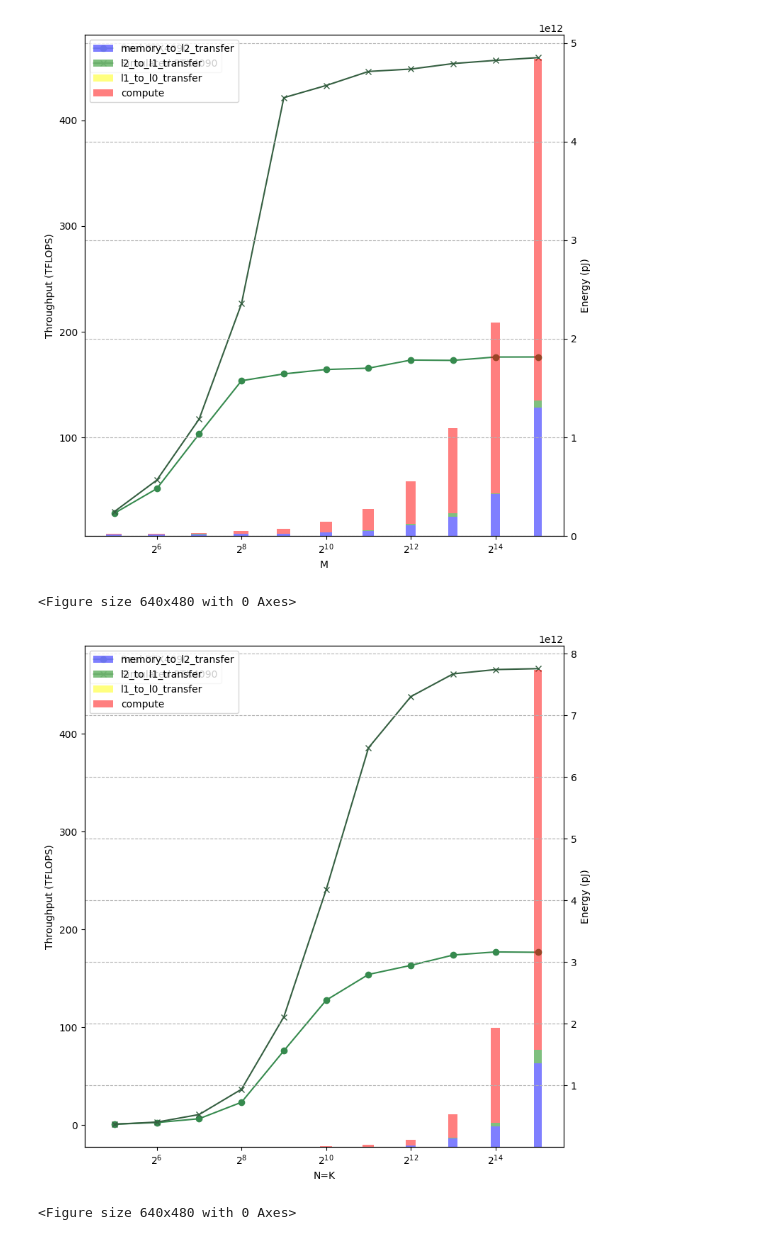
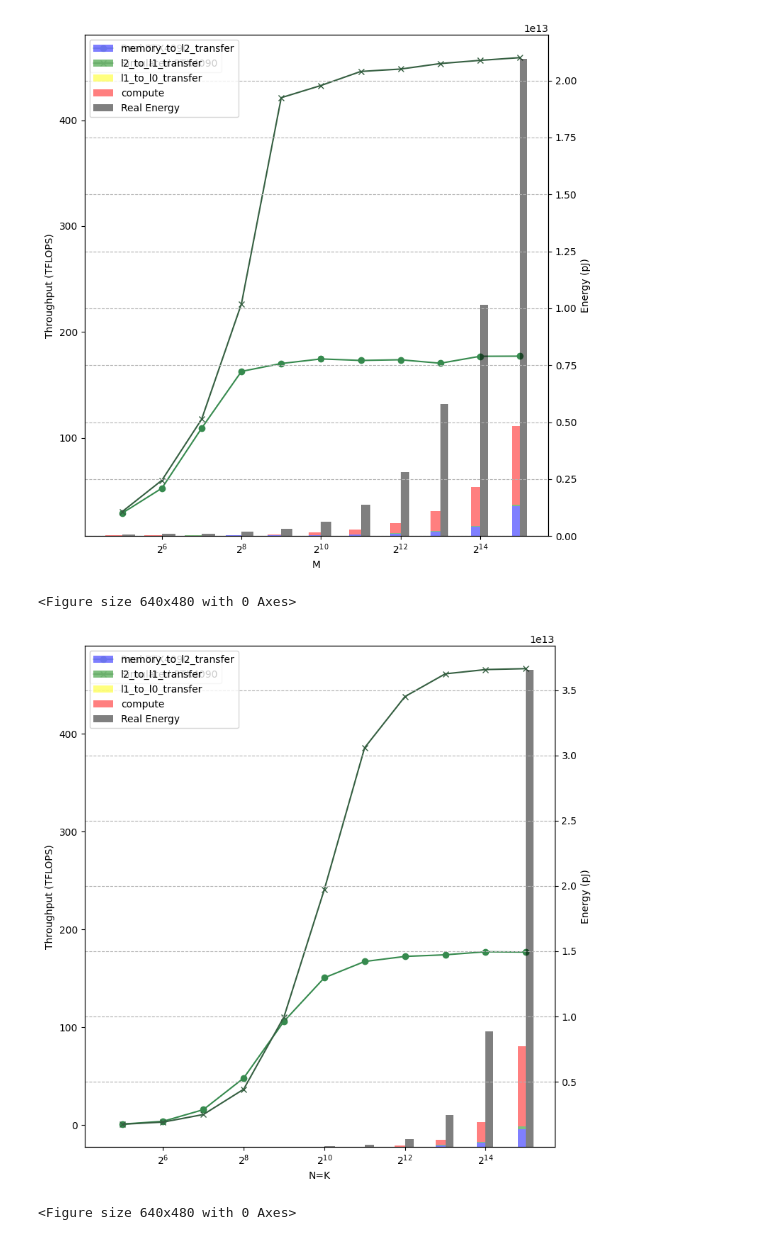
Before and after one commit to zihanpan8378/LLMCompass, a Jupyter notebook: ae/energy_experiments/plot_matmul.ipynb, the cells around one changed output. Saved outputs shown, nothing was run; the diff lists cells and outputs as text; code cells hidden in the pictures.

Commit message:
Update plot for real energy consumption

```diff
--- a/ae/energy_experiments/plot_matmul.ipynb
+++ b/ae/energy_experiments/plot_matmul.ipynb
@@ -7,7 +7,7 @@ import numpy as np
 hardware_name = "RTX4090"
 
 matmul_gpu_run = pd.read_csv(
-    f"matmul_{hardware_name}_gpu.csv", header=None, names=["M", "N", "K", "latency", "throughput"]
+    f"matmul_{hardware_name}_gpu_tmp2.csv", header=None, names=["M", "N", "K", "latency", "throughput", "power", "energy"]
 )
 matmul_gpu_run["throughput"] = (
     matmul_gpu_run["throughput"].str.extract(r"(\d+\.?\d*)").astype(float)
@@ -15,14 +15,13 @@ matmul_gpu_run["throughput"] = (
 matmul_gpu_run.set_index(["M", "N", "K"], inplace=True)
 
 matmul_gpu_sim = pd.read_csv(
-    f"matmul_{hardware_name}_sim.csv", header=None, names=["M", "N", "K", "latency", "throughput", "power", "total", "memory_to_l2_transfer", "l2_to_l1_transfer", "l1_to_l0_transfer", "compute"]
+    f"matmul_{hardware_name}_sim_tmp.csv", header=None, names=["M", "N", "K", "latency", "throughput", "power", "total", "memory_to_l2_transfer", "l2_to_l1_transfer", "l1_to_l0_transfer", "compute"]
 )
 matmul_gpu_sim["throughput"] = (
     matmul_gpu_sim["throughput"].str.extract(r"(\d+\.?\d*)").astype(float)
 )
 matmul_gpu_sim.set_index(["M", "N", "K"], inplace=True)
 
-
 color_NV = sns.color_palette("Greens_d", 4)[1:]
 # %%
 K = 12288
@@ -30,49 +29,53 @@ N = K
 title = f"Performance of Matmul with K={K}, N={N}"
 M_list = []
 
-throughput_GPU_list = []
+throughput_GPU_run_list = []
+energy_GPU_run_list = []
 throughput_GPU_sim_list = []
 energy_GPU_sim_list = [[] for _ in range(4)]
 for M in range(5, 16):
     M = 2**M
     M_list.append(M)
-    throughput_GPU_list.append(matmul_gpu_run.loc[(M, N, K), "throughput"])
+    throughput_GPU_run_list.append(matmul_gpu_run.loc[(M, N, K), "throughput"])
+    energy_GPU_run_list.append(matmul_gpu_run.loc[(M, N, K), "energy"])
     throughput_GPU_sim_list.append(matmul_gpu_sim.loc[(M, N, K), "throughput"])
     energy_GPU_sim_list[0].append(matmul_gpu_sim.loc[(M, N, K), "memory_to_l2_transfer"])
     energy_GPU_sim_list[1].append(matmul_gpu_sim.loc[(M, N, K), "l2_to_l1_transfer"])
     energy_GPU_sim_list[2].append(matmul_gpu_sim.loc[(M, N, K), "l1_to_l0_transfer"])
     energy_GPU_sim_list[3].append(matmul_gpu_sim.loc[(M, N, K), "compute"])
 
 fig, ax1 = plt.subplots(figsize=(8, 8))
 
 ax1.set_xscale("log", base=2)
 ax1.set_xlabel("M")
-ax1.plot(M_list, throughput_GPU_list, marker="o", label=f"Real {hardware_name}", color=color_NV[1])
+ax1.plot(M_list, throughput_GPU_run_list, marker="o", label=f"Real {hardware_name}", color=color_NV[1])
 ax1.plot(M_list, throughput_GPU_sim_list, marker="x", label=f"Simulated {hardware_name}", color=color_NV[2])
 ax1.set_ylabel('Throughput (TFLOPS)')
 
 ax2 = ax1.twinx()
 #ax2.set_yscale("log")
 M_list = np.array(M_list)
 bar_widths = ((M_list - 2**4) * 2) / np.log2(M_list - 2**4)
-ax2.bar(M_list, energy_GPU_sim_list[0], width=bar_widths, label='memory_to_l2_transfer', color='blue', alpha=0.5)
+ax2.bar(M_list - (bar_widths / 2), energy_GPU_sim_list[0], width=bar_widths, label='memory_to_l2_transfer', color='blue', alpha=0.5)
 bottom = energy_GPU_sim_list[0]
-ax2.bar(M_list, energy_GPU_sim_list[1], width=bar_widths, bottom=bottom, label='l2_to_l1_transfer', color='green', alpha=0.5)
+ax2.bar(M_list - (bar_widths / 2), energy_GPU_sim_list[1], width=bar_widths, bottom=bottom, label='l2_to_l1_transfer', color='green', alpha=0.5)
 bottom = [i + j for i, j in zip(bottom, energy_GPU_sim_list[1])]
-ax2.bar(M_list, energy_GPU_sim_list[2], width=bar_widths, bottom=bottom, label='l1_to_l0_transfer', color='yellow', alpha=0.5)
+ax2.bar(M_list - (bar_widths / 2), energy_GPU_sim_list[2], width=bar_widths, bottom=bottom, label='l1_to_l0_transfer', color='yellow', alpha=0.5)
 bottom = [i + j for i, j in zip(bottom, energy_GPU_sim_list[2])]
-ax2.bar(M_list, energy_GPU_sim_list[3], width=bar_widths, bottom=bottom, label='compute', color='red', alpha=0.5)
+ax2.bar(M_list - (bar_widths / 2), energy_GPU_sim_list[3], width=bar_widths, bottom=bottom, label='compute', color='red', alpha=0.5)
 ax2.set_ylabel('Energy (pJ)')
+
+ax2.bar(M_list + (bar_widths / 2), energy_GPU_run_list, width = bar_widths, label='Real Energy', color='black', alpha=0.5)
 
 ax1.legend(loc='upper left')
 ax2.legend(loc='upper left')
 
 plt.grid(True, which="both", ls="--", c="0.7")  # Adding a grid for better readability
 plt.tight_layout()
 plt.show()
 plt.savefig("figure5b.pdf", bbox_inches="tight", pad_inches=0.01, dpi=300)
 # %% [output]
-[figure, old version]
+[figure, new version]
 <Figure size 640x480 with 0 Axes>
 # %%
 
@@ -80,14 +83,16 @@ M = 8192
 title = f"Performance of Matmul with M={M}"
 K_list = []
 
-throughput_GPU_list = []
+throughput_GPU_run_list = []
+energy_GPU_run_list = []
 throughput_GPU_sim_list = []
 energy_GPU_sim_list = [[] for _ in range(4)]
 for K in range(5, 16):
     K = 2**K
     N = K
     K_list.append(K)
-    throughput_GPU_list.append(matmul_gpu_run.loc[(M, N, K), "throughput"])
+    throughput_GPU_run_list.append(matmul_gpu_run.loc[(M, N, K), "throughput"])
+    energy_GPU_run_list.append(matmul_gpu_run.loc[(M, N, K), "energy"])
     throughput_GPU_sim_list.append(matmul_gpu_sim.loc[(M, N, K), "throughput"])
     energy_GPU_sim_list[0].append(matmul_gpu_sim.loc[(M, N, K), "memory_to_l2_transfer"])
     energy_GPU_sim_list[1].append(matmul_gpu_sim.loc[(M, N, K), "l2_to_l1_transfer"])
@@ -99,22 +104,24 @@ fig, ax1 = plt.subplots(figsize=(8, 8))
 ax1.set_xscale("log", base=2)
 ax1.set_xlabel("N=K")
 
-ax1.plot(M_list, throughput_GPU_list, marker="o", label=f"Real {hardware_name}", color=color_NV[1])
-ax1.plot(M_list, throughput_GPU_sim_list, marker="x", label=f"Simulated {hardware_name}", color=color_NV[2])
+ax1.plot(K_list, throughput_GPU_run_list, marker="o", label=f"Real {hardware_name}", color=color_NV[1])
+ax1.plot(K_list, throughput_GPU_sim_list, marker="x", label=f"Simulated {hardware_name}", color=color_NV[2])
 ax1.set_ylabel('Throughput (TFLOPS)')
 
 ax2 = ax1.twinx()
 #ax2.set_yscale("log")
-M_list = np.array(M_list)
-bar_widths = ((M_list - 2**4) * 2) / np.log2(M_list - 2**4)
-ax2.bar(M_list, energy_GPU_sim_list[0], width=bar_widths, label='memory_to_l2_transfer', color='blue', alpha=0.5)
+K_list = np.array(K_list)
+bar_widths = ((K_list - 2**4) * 2) / np.log2(K_list - 2**4)
+ax2.bar(K_list - (bar_widths / 2), energy_GPU_sim_list[0], width=bar_widths, label='memory_to_l2_transfer', color='blue', alpha=0.5)
 bottom = energy_GPU_sim_list[0]
-ax2.bar(M_list, energy_GPU_sim_list[1], width=bar_widths, bottom=bottom, label='l2_to_l1_transfer', color='green', alpha=0.5)
+ax2.bar(K_list - (bar_widths / 2), energy_GPU_sim_list[1], width=bar_widths, bottom=bottom, label='l2_to_l1_transfer', color='green', alpha=0.5)
 bottom = [i + j for i, j in zip(bottom, energy_GPU_sim_list[1])]
-ax2.bar(M_list, energy_GPU_sim_list[2], width=bar_widths, bottom=bottom, label='l1_to_l0_transfer', color='yellow', alpha=0.5)
+ax2.bar(K_list - (bar_widths / 2), energy_GPU_sim_list[2], width=bar_widths, bottom=bottom, label='l1_to_l0_transfer', color='yellow', alpha=0.5)
 bottom = [i + j for i, j in zip(bottom, energy_GPU_sim_list[2])]
-ax2.bar(M_list, energy_GPU_sim_list[3], width=bar_widths, bottom=bottom, label='compute', color='red', alpha=0.5)
+ax2.bar(K_list - (bar_widths / 2), energy_GPU_sim_list[3], width=bar_widths, bottom=bottom, label='compute', color='red', alpha=0.5)
 ax2.set_ylabel('Energy (pJ)')
+
+ax2.bar(K_list + (bar_widths / 2), energy_GPU_run_list, width = bar_widths, label='Real Energy', color='black', alpha=0.5)
 
 ax1.legend(loc='upper left')
 ax2.legend(loc='upper left')
@@ -124,5 +131,5 @@ plt.tight_layout()
 plt.show()
 plt.savefig("figure5a.pdf", bbox_inches="tight", pad_inches=0.01, dpi=300)
 # %% [output]
-[figure, old version]
+[figure, new version]
 <Figure size 640x480 with 0 Axes>
```
